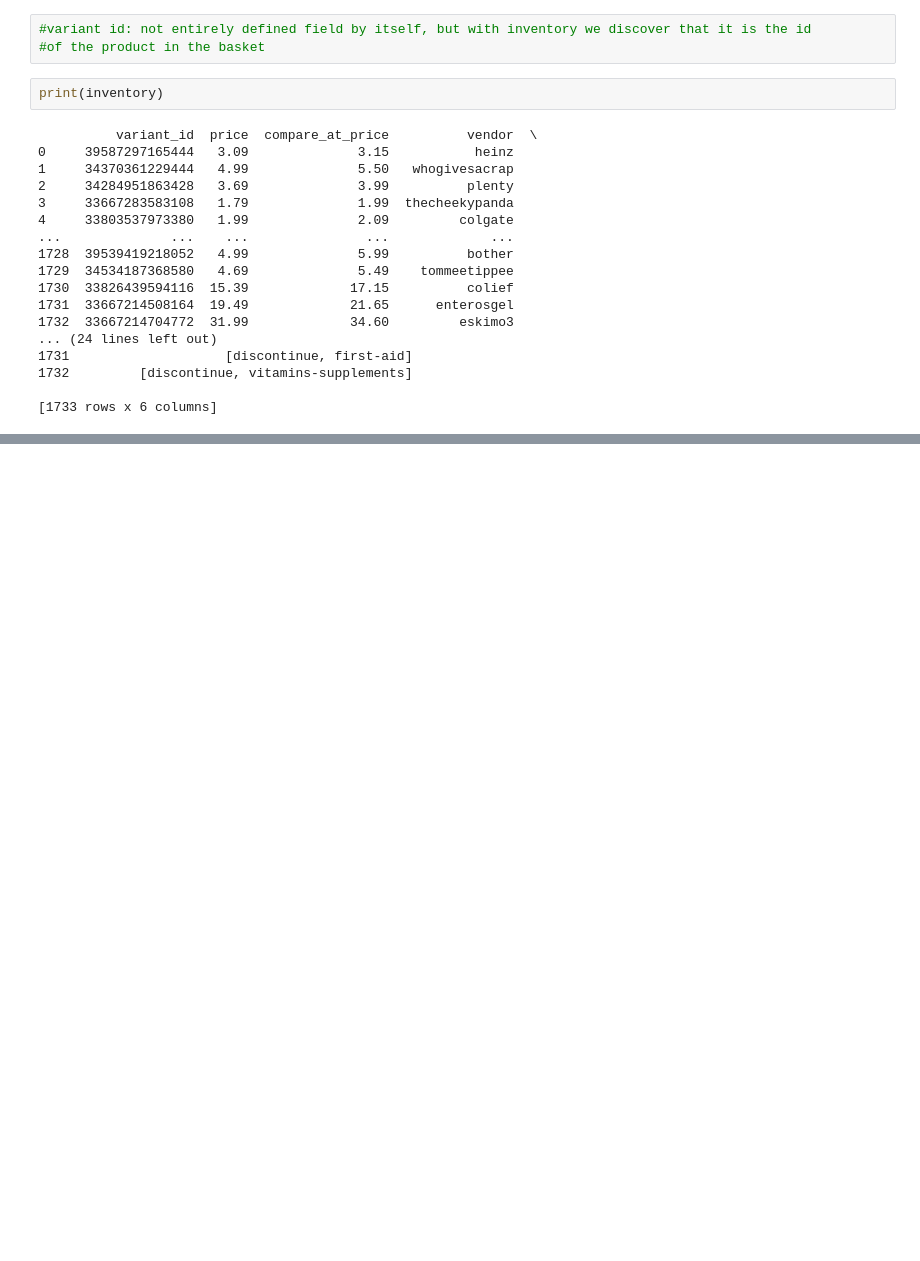
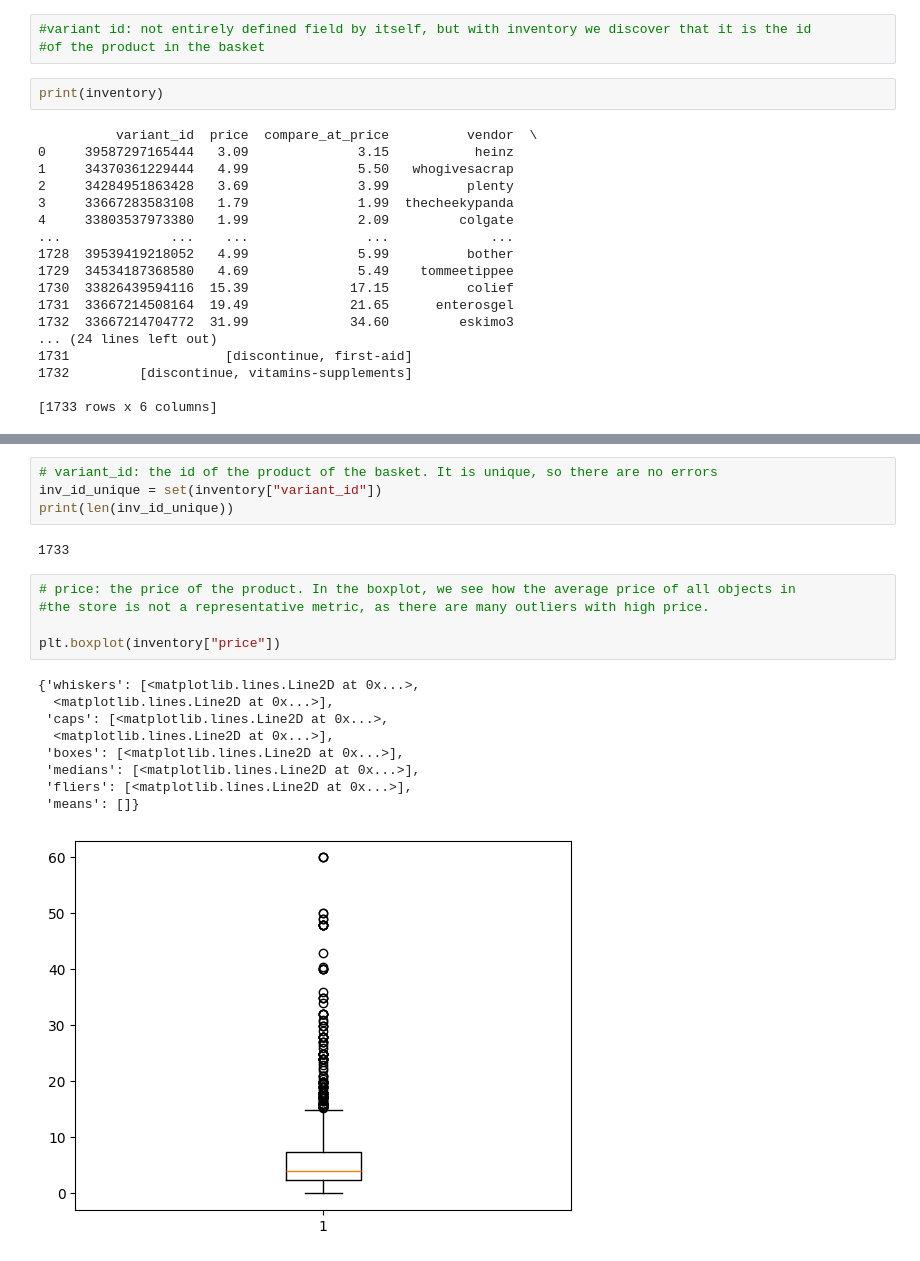
Before and after one commit to iigomartin/6.Zrive_DS, a Jupyter notebook: src/module_2/1.understanding_problem_space.ipynb, the cells around one changed output, grey strips where cells are left out. Saved outputs shown, nothing was run; the diff lists cells and outputs as text; blank space fills up the shorter version.

```diff
--- a/src/module_2/1.understanding_problem_space.ipynb
+++ b/src/module_2/1.understanding_problem_space.ipynb
@@ -159,0 +172,21 @@ print(inventory)
+# %%
+# variant_id: the id of the product of the basket. It is unique, so there are no errors
+inv_id_unique = set(inventory["variant_id"])
+print(len(inv_id_unique))
+# %% [output]
+1733
+# %%
+# price: the price of the product. In the boxplot, we see how the average price of all objects in
+#the store is not a representative metric, as there are many outliers with high price.
+
+plt.boxplot(inventory["price"])
+# %% [output]
+{'whiskers': [<matplotlib.lines.Line2D at 0x...>,
+  <matplotlib.lines.Line2D at 0x...>],
+ 'caps': [<matplotlib.lines.Line2D at 0x...>,
+  <matplotlib.lines.Line2D at 0x...>],
+ 'boxes': [<matplotlib.lines.Line2D at 0x...>],
+ 'medians': [<matplotlib.lines.Line2D at 0x...>],
+ 'fliers': [<matplotlib.lines.Line2D at 0x...>],
+ 'means': []}
+[figure, added]
```
Also changed, not shown: parts of 26 cells of this notebook.
